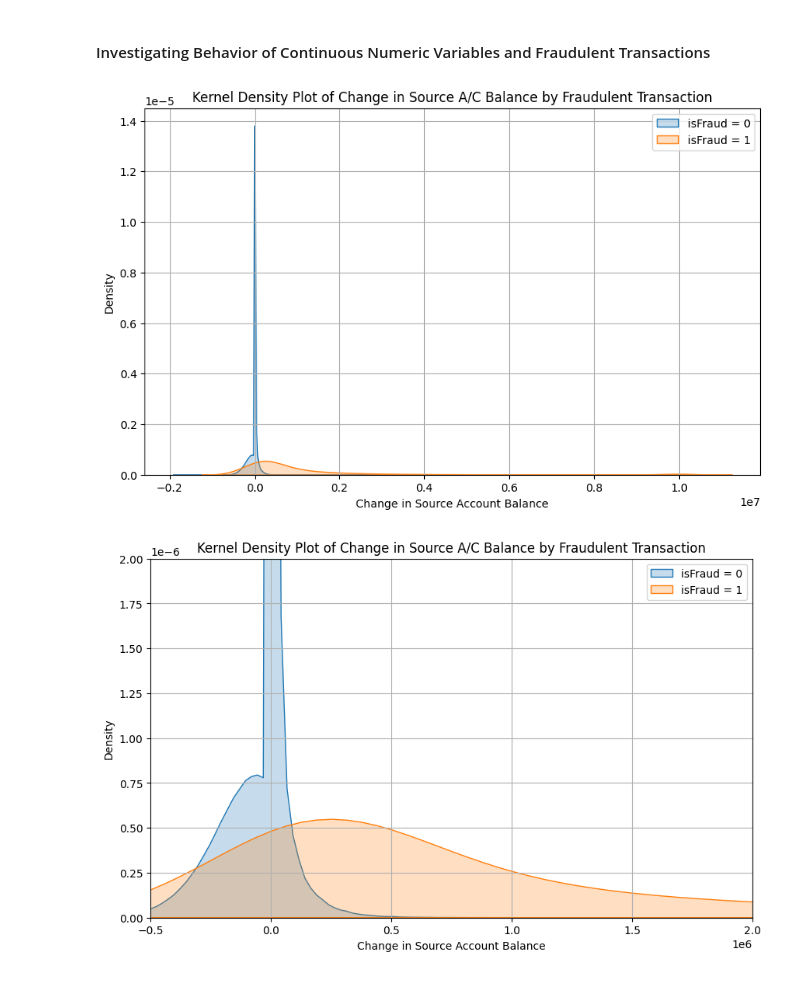
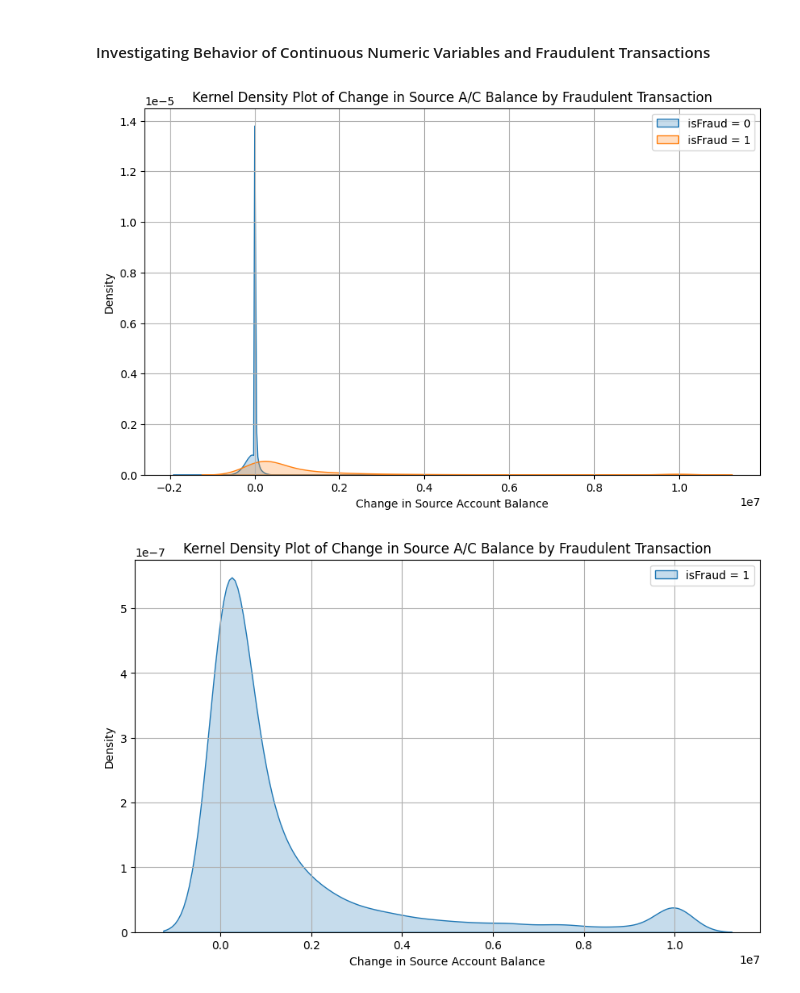
Before and after one commit to kaiulr/decision_tree_task, a Jupyter notebook: notebooks/data_exploration.ipynb, the cells around one changed output. Drawn from its saved outputs; the diff is of its cells as text; code cells hidden in the pictures.

```diff
--- a/notebooks/data_exploration.ipynb
+++ b/notebooks/data_exploration.ipynb
@@ -220,46 +242,34 @@ plt.grid(True)
 plt.show()
 
 ### Limiting X-axis and Y-axis range:
 
 # Plotting KDE of 'orig_delta' and 'isFraud'
 plt.figure(figsize=(10, 6))
 # sns.kdeplot(df[df['isFraud'] == 0]['orig_delta'], label='isFraud = 0', fill=True)
 sns.kdeplot(df[df['isFraud'] == 1]['orig_delta'], label='isFraud = 1', fill=True)
 
 plt.xlabel('Change in Source Account Balance')
 plt.ylabel('Density')
 plt.title('Kernel Density Plot of Change in Source A/C Balance by Fraudulent Transaction')
 plt.legend()
-plt.xlim(-0.05 * 10**7, 0.2 * 10**7)
-plt.ylim((0.0 * 10**-5), (0.2 * 10**-5))
+# plt.xlim(-0.05 * 10**7, 0.2 * 10**7)
+# plt.ylim((0.0 * 10**-5), (0.2 * 10**-5))
 plt.grid(True)
 plt.show()
 
-
-# Violin Plot (Optional for more detailed distribution insight)
-plt.figure(figsize=(10, 6))
-sns.violinplot(x='isFraud', y='orig_delta', data=df)
-plt.xlabel('isFraud')
-plt.ylabel('Change in Source A/C Balance')
-plt.ylim((-0.05 * 10**7), (0.5 * 10**7))
-plt.title('Violin Plot of Change in Source A/C Balance by Fraudulent Transaction')
-plt.grid(True)
-plt.show()
 
 # Plotting KDE of 'amount' and 'isFraud'
 plt.figure(figsize=(10, 6))
 sns.kdeplot(df[df['isFraud'] == 0]['amount'], label='isFraud = 0', fill=True)
 sns.kdeplot(df[df['isFraud'] == 1]['amount'], label='isFraud = 1', fill=True)
 
 plt.xlabel('Amount')
 plt.ylabel('Density')
 plt.title('Kernel Density Plot of Amount by Fraudulent Transaction')
 plt.legend()
+plt.xlim(-0.05 * 10**7 , 2 * 10**7)
 plt.grid(True)
 plt.show()
-
-_, buckets = pd.qcut(df['orig_delta'], 8, labels=[i for i in range(1,7)], retbins=False, precision=3, duplicates='drop')
-print(buckets)
 # %% [output]
 [figure]
-[figure, old version]
+[figure, new version]
```
Also changed, not shown: parts of 4 cells of this notebook, 4 other files.
